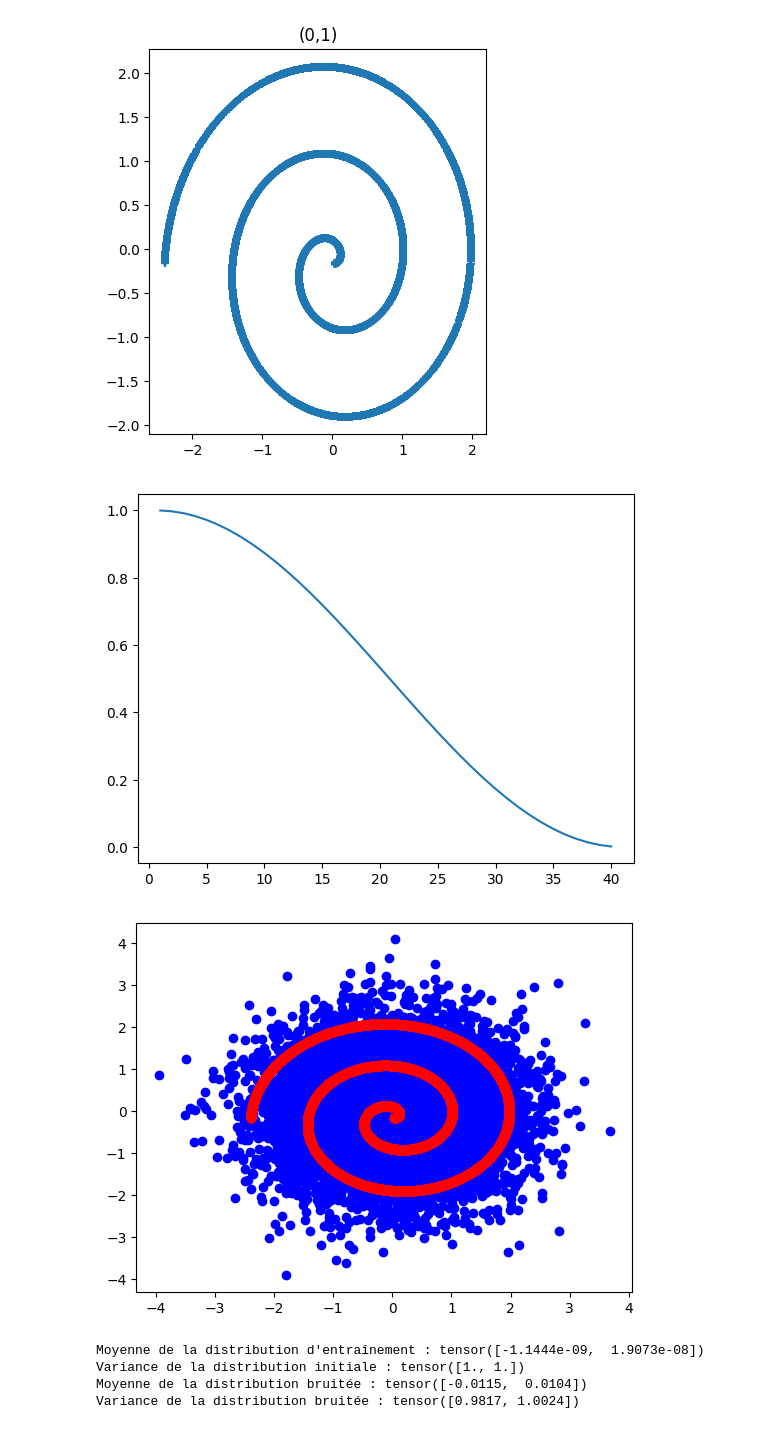
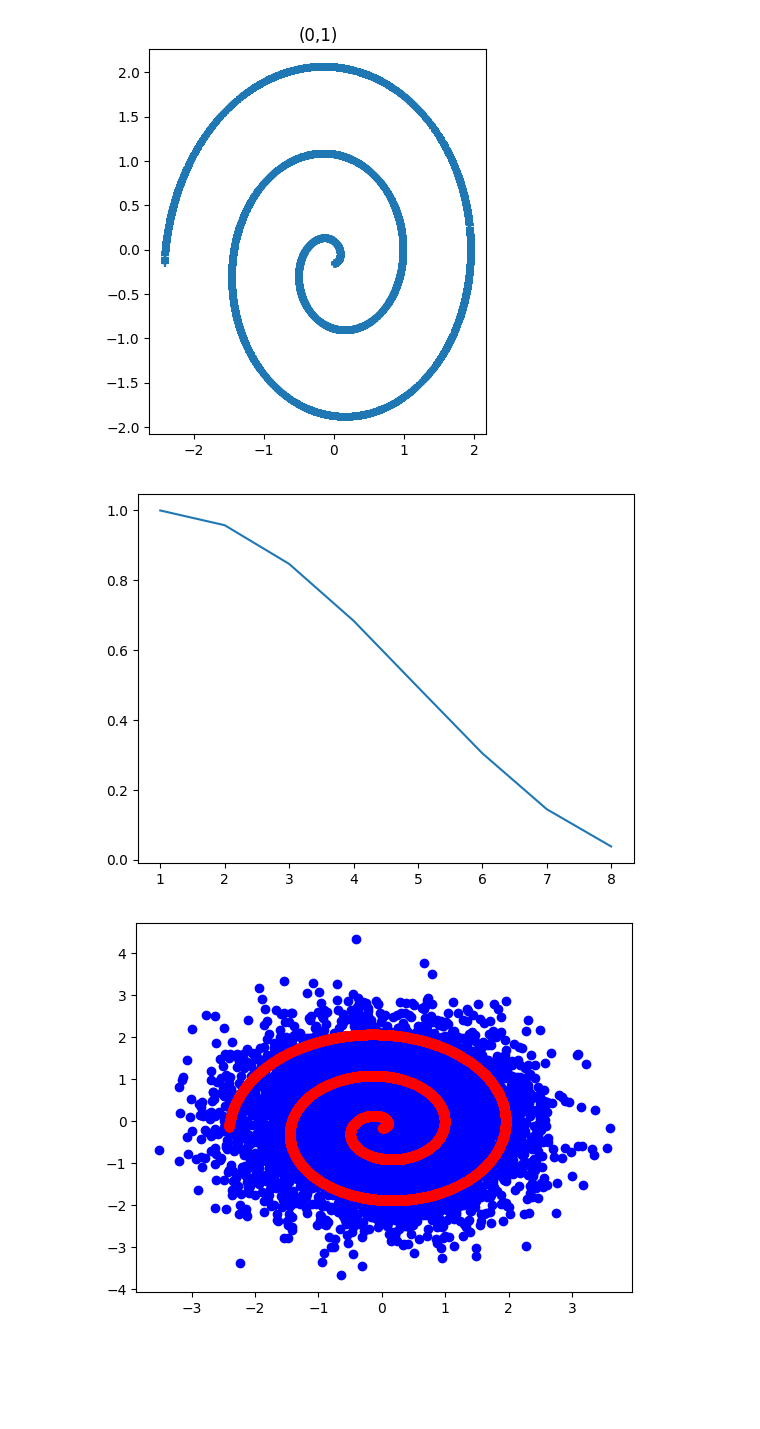
Before and after one commit to crdevio/DiffusionModel, a Jupyter notebook: basic_diffusion.ipynb, the cells around one changed output. Drawn from its saved outputs; the diff is of its cells as text; code cells hidden in the pictures; blank space fills up the shorter version.

Commit message:
Version la plus proche

```diff
--- a/basic_diffusion.ipynb
+++ b/basic_diffusion.ipynb
@@ -79,16 +79,6 @@ class Diff(nn.Module):
         self.network = network
         self.device = device
 
-        """Notre version originale pour choisir les beta
-        self.betas = torch.linspace(beta_start,beta_end,num_timesteps,dtype=torch.float32).to(device)
-        #self.betas = self.betas.to(device)
-        self.alphas = 1.0 - self.betas
-        self.alphas_cumprod = torch.cumprod(self.alphas,axis=0)
-        self.sqrt_alphas_cumprod = self.alphas_cumprod**0.5
-        self.sqrt_one_minus_alphas_cumprod = (1 - self.alphas_cumprod) ** 0.5
-        """
-
-        """La version du notebook qui se base sur https://arxiv.org/pdf/2102.09672.pdf"""
         s = 0.008
         timesteps = torch.tensor(range(0, num_timesteps), dtype=torch.float32)
         schedule = torch.cos((timesteps / num_timesteps + s) / (1 + s) * torch.pi / 2)**2
@@ -325,8 +281,0 @@ class CarreDataset(Dataset):
-# %%
-num_samples = 10000  # Number of samples
-batch_size = 32     # Batch size
-mean = 0
-std = 1
-dataset = CarreDataset(mean, std, num_samples)
-show_points(dataset2.data)
-dataloader2 = DataLoader(dataset2, batch_size=batch_size, shuffle=True)
@@ -397,31 +344,21 @@ dataloader_spirale = DataLoader(dataset_spirale, batch_size=batch_size, shuffle=
 # %% [output]
 [figure]
 # %%
-lr = 1e-3
 num_epochs = 1000
-num_timesteps = 40
-
-beta_start = 1e-4
-beta_end = 0.05
+num_timesteps = 8
 
 network_spirale = DiffusionModel(dim, nblocks=4, nunits=64).to(device)
-model_spirale = Diff(network_spirale,num_timesteps,device = device, beta_start=beta_start, beta_end=beta_end)
+model_spirale = Diff(network_spirale, num_timesteps, device = device)
 model_spirale.plot_alphacumprods()
 
 noisy = get_full_noise(dataset_spirale, model_spirale)
 plt.scatter(noisy[:, 0], noisy[:, 1], color='blue')
 plt.scatter(dataset_spirale.data[:, 0], dataset_spirale.data[:, 1], color='red')
 plt.show()
 
-print(f"Moyenne de la distribution d'entraînement : {torch.mean(dataset_spirale.data, axis=0)}")
-print(f"Variance de la distribution initiale : {torch.std(dataset_spirale.data, axis=0)}")
-print(f"Moyenne de la distribution bruitée : {torch.mean(noisy, axis=0)}")
-print(f"Variance de la distribution bruitée : {torch.std(noisy, axis=0)}")
+#print(f"Moyenne de la distribution bruitée : {torch.mean(noisy, axis=0)}")
+#print(f"Variance de la distribution bruitée : {torch.std(noisy, axis=0)}")
 # %% [output]
-[figure, old version]
+[figure, new version]
-[figure, old version]
+[figure, new version]
-Moyenne de la distribution d'entraînement : tensor([-1.1444e-09,  1.9073e-08])
-Variance de la distribution initiale : tensor([1., 1.])
-Moyenne de la distribution bruitée : tensor([-0.0115,  0.0104])
-Variance de la distribution bruitée : tensor([0.9817, 1.0024])
 # %%
```
Also changed, not shown: parts of 20 cells of this notebook.
